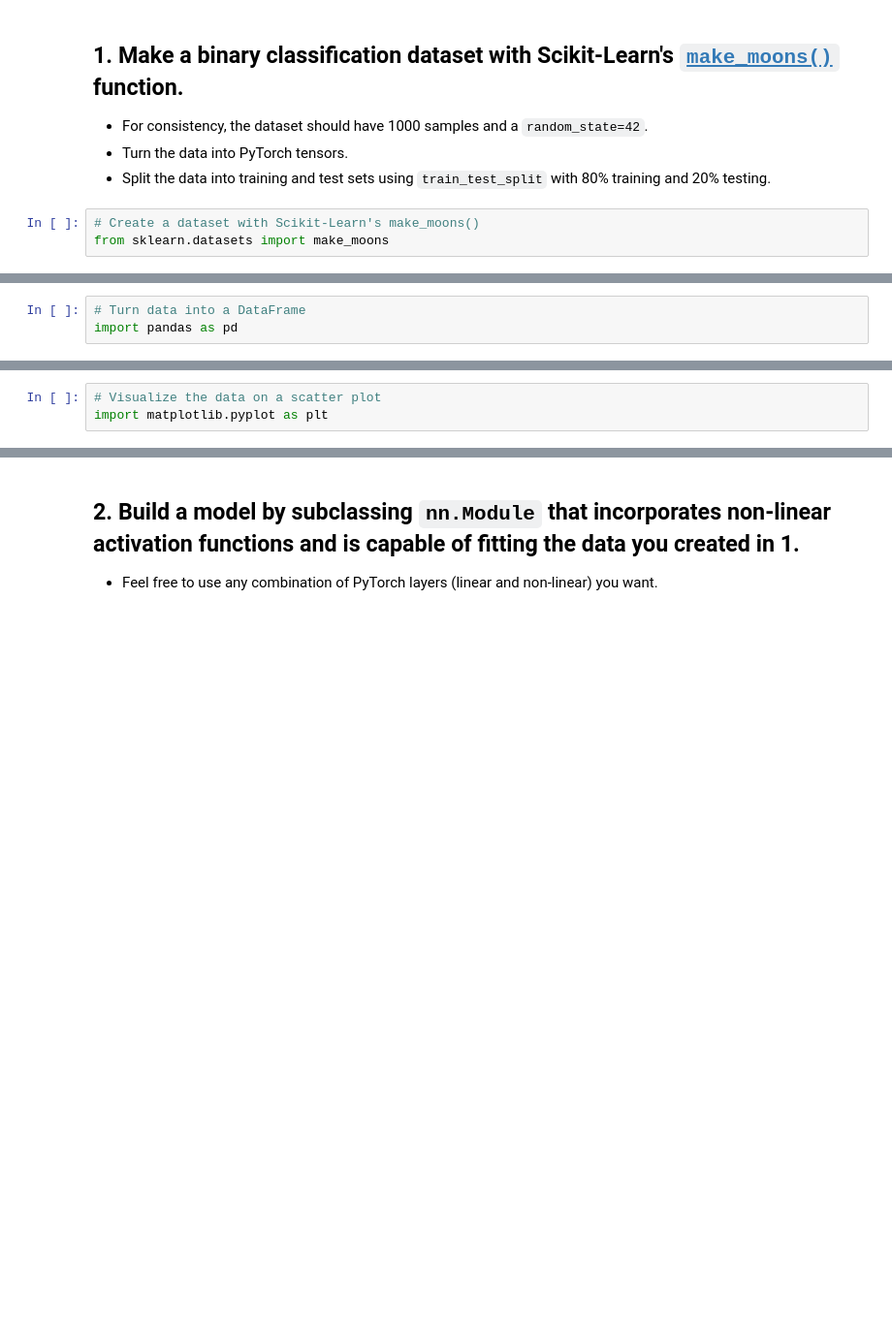
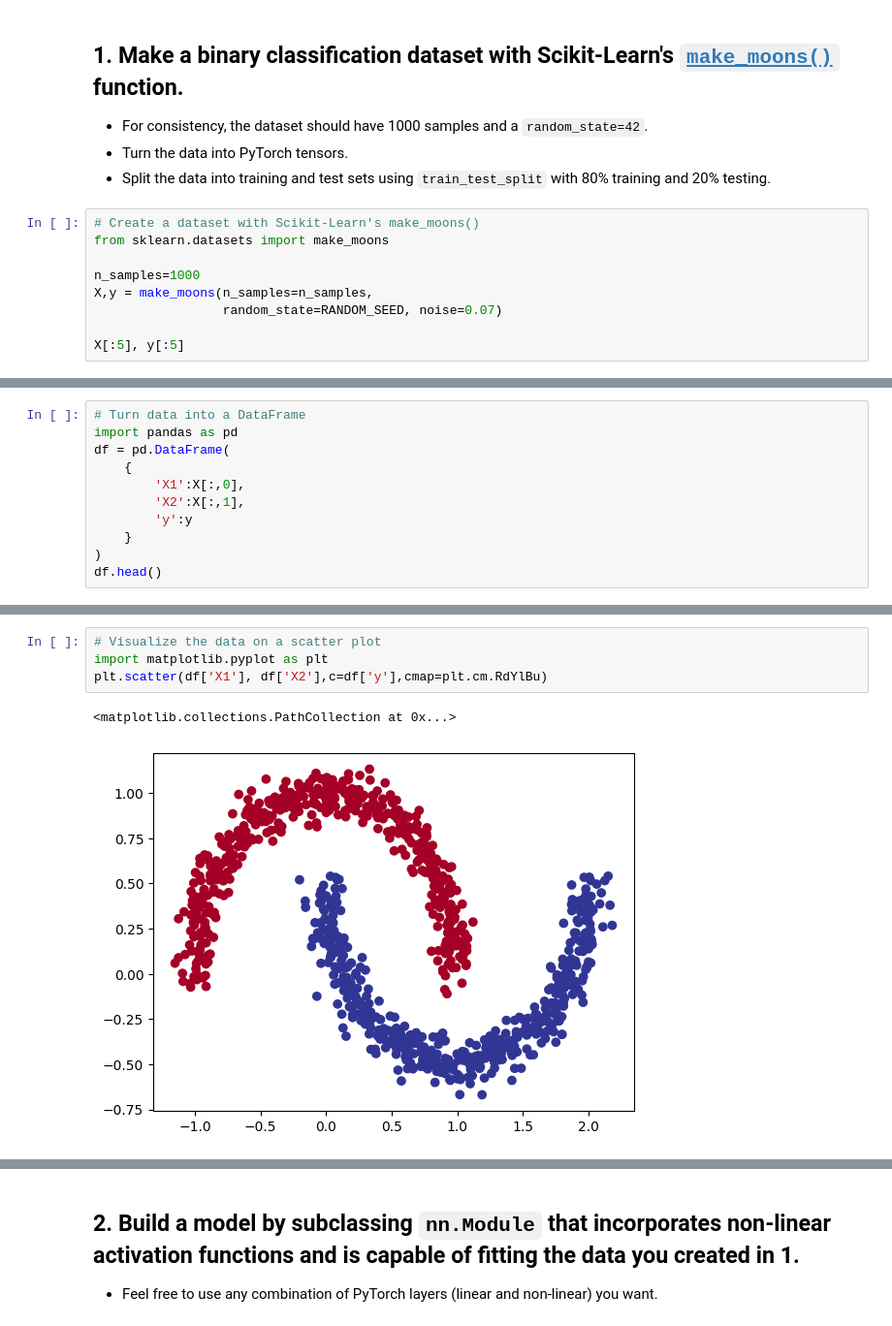
Before and after one commit to srikrish2812/pytorch_practice, a Jupyter notebook: exercises/02_pytorch_classification_exercises.ipynb, the cells around one changed output, grey strips where cells are left out. Shown: that part at 97% size. Cells and saved outputs as stored; diff of their text form; blank space fills up the shorter version.

```diff
--- a/exercises/02_pytorch_classification_exercises.ipynb
+++ b/exercises/02_pytorch_classification_exercises.ipynb
@@ -31,3 +31,9 @@ RANDOM_SEED = 42
 # %%
 # Create a dataset with Scikit-Learn's make_moons()
 from sklearn.datasets import make_moons
+
+n_samples=1000
+X,y = make_moons(n_samples=n_samples,
+                 random_state=RANDOM_SEED, noise=0.07)
+
+X[:5], y[:5]
@@ -34,3 +47,11 @@ from sklearn.datasets import make_moons
 # %%
 # Turn data into a DataFrame
 import pandas as pd
+df = pd.DataFrame(
+    {
+        'X1':X[:,0],
+        'X2':X[:,1],
+        'y':y
+    }
+)
+df.head()
@@ -37,5 +65,9 @@ import pandas as pd
 # %%
 # Visualize the data on a scatter plot
 import matplotlib.pyplot as plt
+plt.scatter(df['X1'], df['X2'],c=df['y'],cmap=plt.cm.RdYlBu)
+# %% [output]
+<matplotlib.collections.PathCollection at 0x...>
+[figure, added]
 # %%
 # Turn data into tensors of dtype float
```
Also changed, not shown: parts of 24 cells of this notebook.
